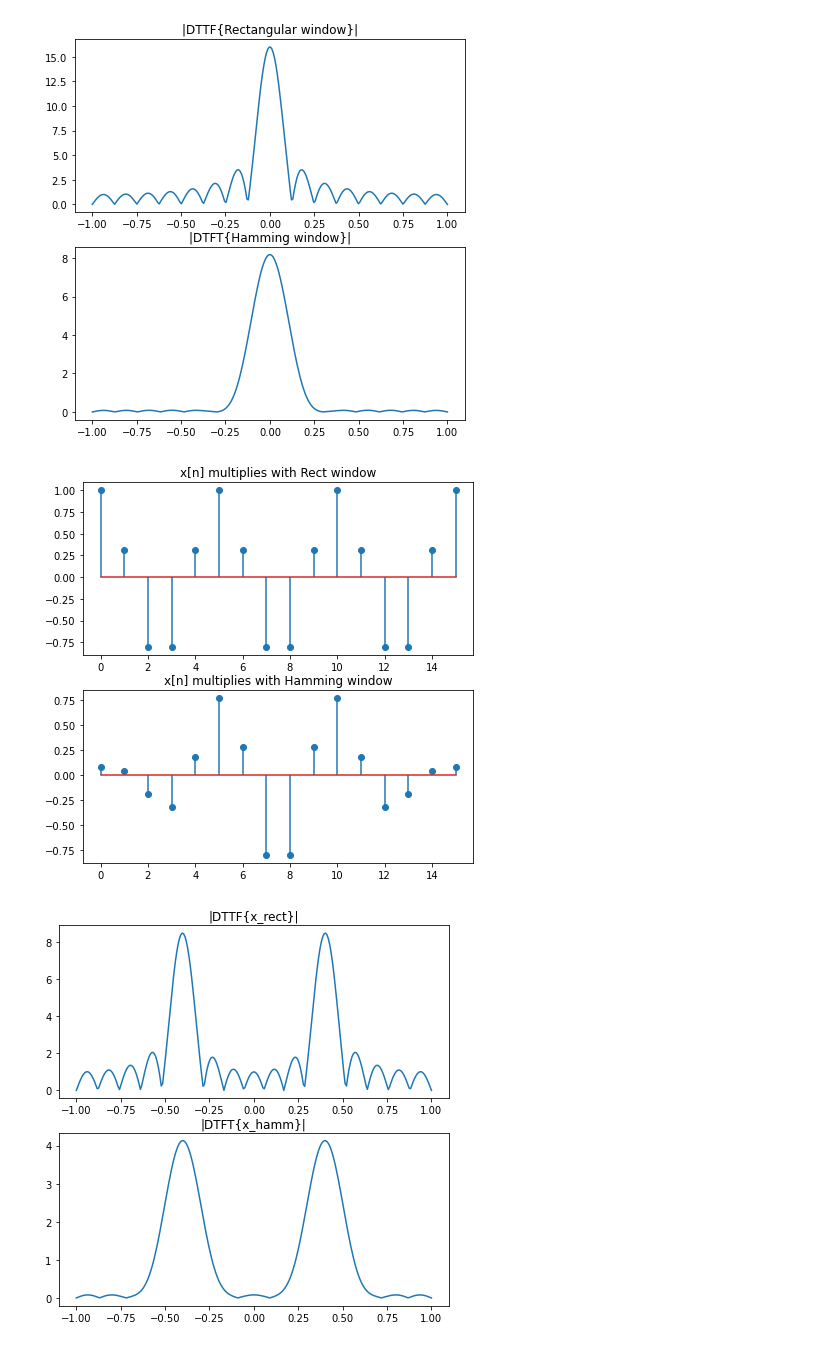
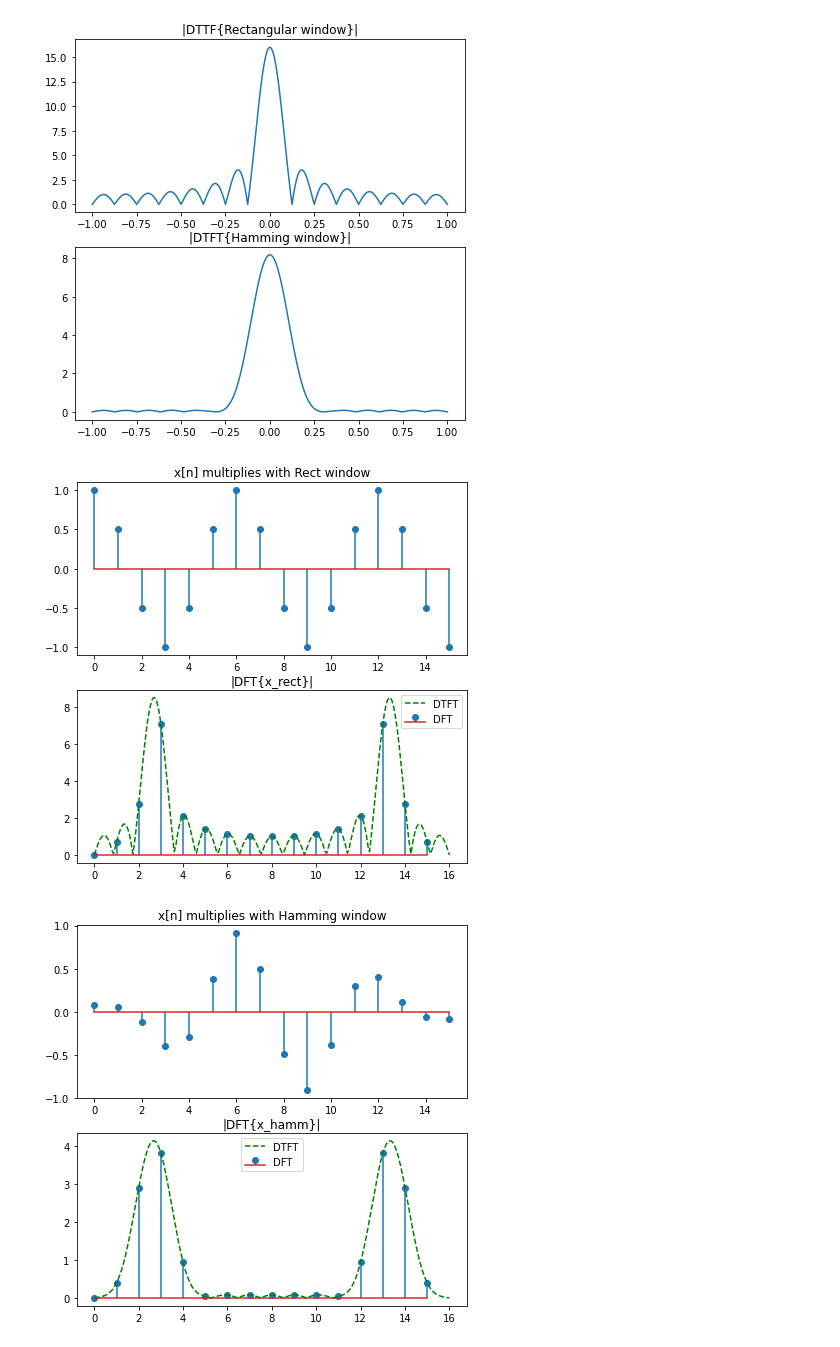
Before and after one commit to hthieu166/ece310-demos, a Jupyter notebook: demo_DFT.ipynb, the cells around one changed output. Saved outputs shown, nothing was run; the diff lists cells and outputs as text; code cells hidden in the pictures.

```diff
--- a/demo_DFT.ipynb
+++ b/demo_DFT.ipynb
@@ -258,9 +269,10 @@ plt.stem(np.abs(DFT(xw))); plt.title('|X[k]|');
 # DTFT, DFT, and Windowing Effects
 # %%
 N = 16
-n = np.array(range(N))
+n = np.arange(N)
 win_rect = np.ones(N)
 win_hamm = np.hamming(N)
+w = np.linspace(-np.pi, np.pi, 241)
 # %%
 plt.figure(figsize=(7,7))
 plt.subplot(2,1,1)
@@ -278,24 +289,27 @@ plt.subplot(2,1,2)
 plt.plot(w / np.pi, np.abs(DTFT(win_hamm, w))); plt.title('|DTFT{Hamming window}|');
 # %% [output]
 [figure]
+# %%
+w0 = (1/3) * np.pi
+x = np.cos(w0 * n)
+x_rect = np.multiply(x, win_rect)
+x_hamm = np.multiply(x, win_hamm)
+w = np.linspace(0, 2*np.pi, 241)
 # %%
-w0 = 0.4 * np.pi
-x = np.cos(w0 * n)
-x_rect = np.multiply(x, win_rect)
-x_hamm = np.multiply(x, win_hamm)
-
 plt.figure(figsize=(7,7))
 plt.subplot(2,1,1)
 plt.stem(x_rect); plt.title('x[n] multiplies with Rect window')
 plt.subplot(2,1,2)
-plt.stem(x_hamm); plt.title('x[n] multiplies with Hamming window');
+plt.stem(np.abs(DFT(x_rect))), plt.title('|DFT{x_rect}|')
+plt.plot(w / (2*np.pi)*N, np.abs(DTFT(x_rect, w)), 'g--'); plt.legend(['DTFT', 'DFT']);
 # %% [output]
-[figure, old version]
+[figure, new version]
 # %%
 plt.figure(figsize=(7,7))
 plt.subplot(2,1,1)
-plt.plot(w / np.pi, np.abs(DTFT(x_rect, w))); plt.title('|DTTF{x_rect}|')
+plt.stem(x_hamm); plt.title('x[n] multiplies with Hamming window');
 plt.subplot(2,1,2)
-plt.plot(w / np.pi, np.abs(DTFT(x_hamm, w))); plt.title('|DTFT{x_hamm}|');
+plt.stem(np.abs(DFT(x_hamm))), plt.title('|DFT{x_hamm}|');
+plt.plot(w / (2*np.pi)*N, np.abs(DTFT(x_hamm, w)), 'g--'); plt.legend(['DTFT', 'DFT']);
 # %% [output]
-[figure, old version]
+[figure, new version]
```
Also changed, not shown: parts of 30 cells of this notebook.
